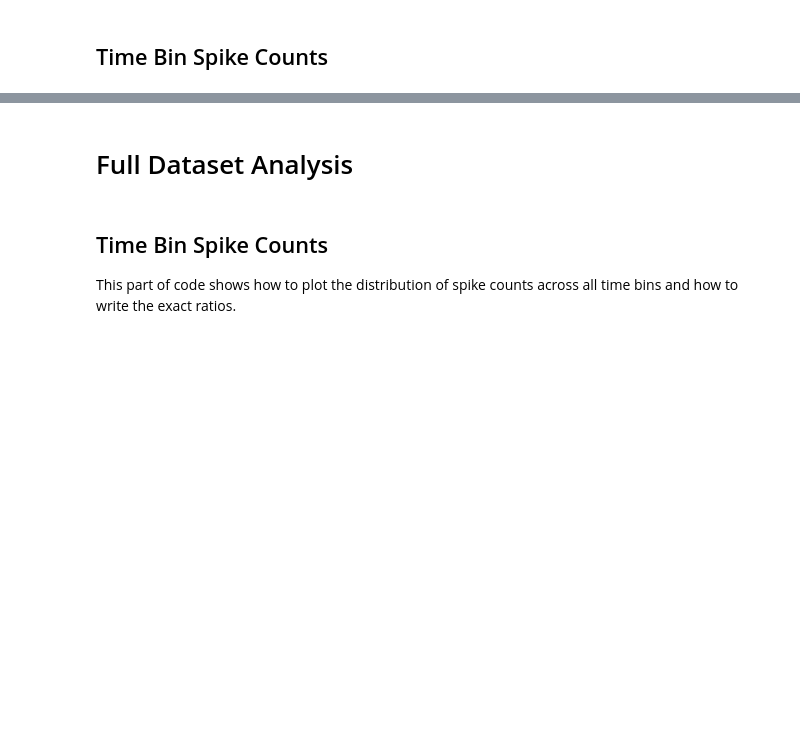
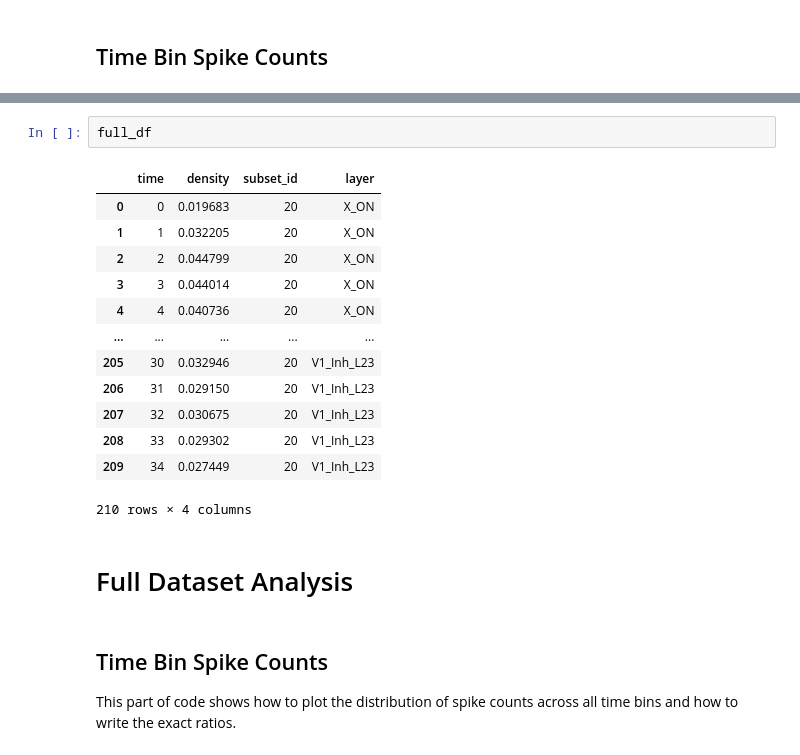
Before and after one commit to dbeinhauer/mcs-source, a Jupyter notebook: results_analysis_tools/analysis_overview.ipynb, the cells around one changed output, grey strips where cells are left out. Cells and saved outputs as stored; diff of their text form; blank space fills up the shorter version.

```diff
--- a/results_analysis_tools/analysis_overview.ipynb
+++ b/results_analysis_tools/analysis_overview.ipynb
@@ -76,3 +172,19 @@ dataset_histogram_processor.prepare_for_plotting(process_subset=True)
+# %%
+full_df
+# %% [output]
+|  | time | density | subset_id | layer |
+| 0 | 0 | 0.019683 | 20 | X_ON |
+| 1 | 1 | 0.032205 | 20 | X_ON |
+| 2 | 2 | 0.044799 | 20 | X_ON |
+| 3 | 3 | 0.044014 | 20 | X_ON |
+| 4 | 4 | 0.040736 | 20 | X_ON |
+| ... | ... | ... | ... | ... |
+| 205 | 30 | 0.032946 | 20 | V1_Inh_L23 |
+| 206 | 31 | 0.029150 | 20 | V1_Inh_L23 |
+| 207 | 32 | 0.030675 | 20 | V1_Inh_L23 |
+| 208 | 33 | 0.029302 | 20 | V1_Inh_L23 |
+| 209 | 34 | 0.027449 | 20 | V1_Inh_L23 |
+210 rows × 4 columns
 # %% [markdown]
 # Full Dataset Analysis
 # %% [markdown]
```
Also changed, not shown: parts of 9 cells of this notebook, 6 other files.
